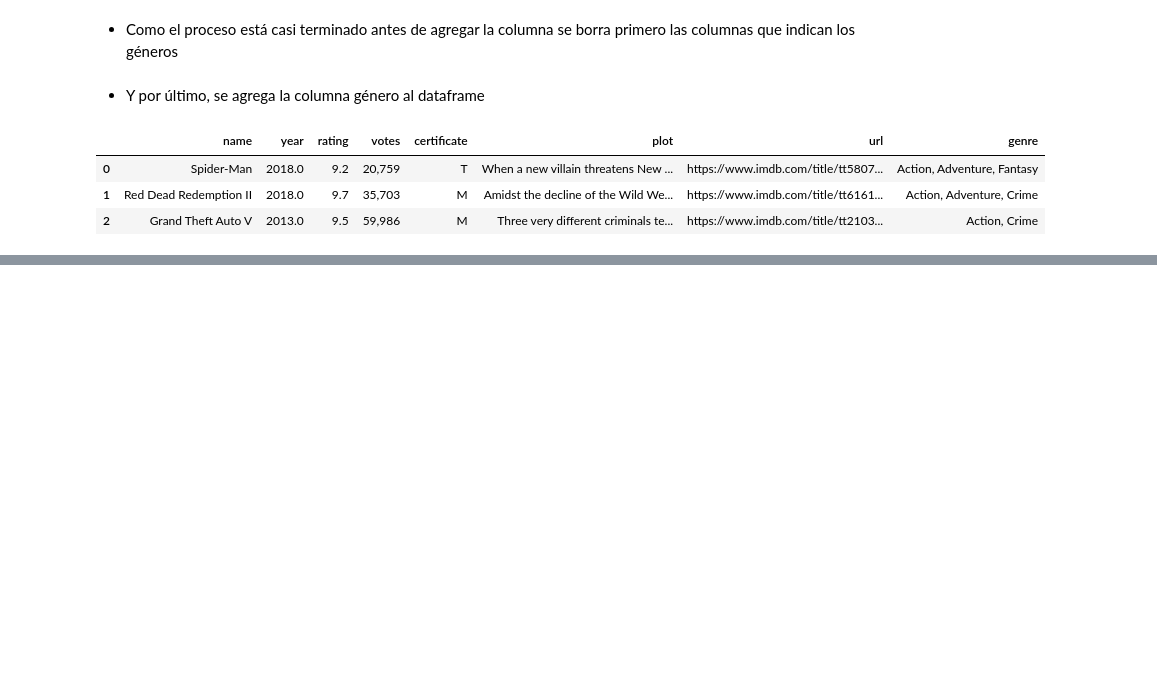
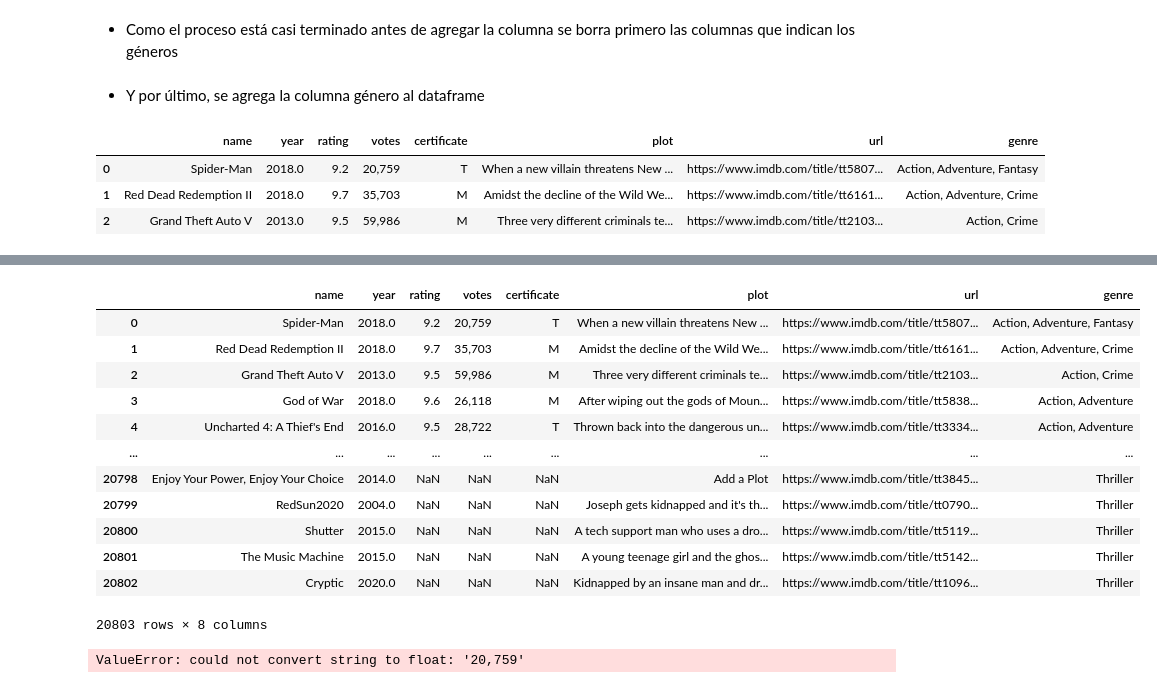
Before and after one commit to dhduartea/Curso_Visualizacion_Datos_Matplotlib_Seaborn, a Jupyter notebook: Limpieza_simple_datos.ipynb, the cells around one changed output, grey strips where cells are left out. Cells and saved outputs as stored; diff of their text form; code cells hidden in the pictures; blank space fills up the shorter version.

```diff
--- a/Introducción_MatplotLib.ipynb
+++ b/Limpieza_simple_datos.ipynb
@@ -160,0 +164,20 @@ df_games.head(3)
+# %%
+df_games
+# %% [output]
+|  | name | year | rating | votes | certificate | plot | url | genre |
+| 0 | Spider-Man | 2018.0 | 9.2 | 20,759 | T | When a new villain threatens New ... | https://www.imdb.com/title/tt5807... | Action, Adventure, Fantasy |
+| 1 | Red Dead Redemption II | 2018.0 | 9.7 | 35,703 | M | Amidst the decline of the Wild We... | https://www.imdb.com/title/tt6161... | Action, Adventure, Crime |
+| 2 | Grand Theft Auto V | 2013.0 | 9.5 | 59,986 | M | Three very different criminals te... | https://www.imdb.com/title/tt2103... | Action, Crime |
+| 3 | God of War | 2018.0 | 9.6 | 26,118 | M | After wiping out the gods of Moun... | https://www.imdb.com/title/tt5838... | Action, Adventure |
+| 4 | Uncharted 4: A Thief's End | 2016.0 | 9.5 | 28,722 | T | Thrown back into the dangerous un... | https://www.imdb.com/title/tt3334... | Action, Adventure |
+| ... | ... | ... | ... | ... | ... | ... | ... | ... |
+| 20798 | Enjoy Your Power, Enjoy Your Choice | 2014.0 | NaN | NaN | NaN | Add a Plot | https://www.imdb.com/title/tt3845... | Thriller |
+| 20799 | RedSun2020 | 2004.0 | NaN | NaN | NaN | Joseph gets kidnapped and it's th... | https://www.imdb.com/title/tt0790... | Thriller |
+| 20800 | Shutter | 2015.0 | NaN | NaN | NaN | A tech support man who uses a dro... | https://www.imdb.com/title/tt5119... | Thriller |
+| 20801 | The Music Machine | 2015.0 | NaN | NaN | NaN | A young teenage girl and the ghos... | https://www.imdb.com/title/tt5142... | Thriller |
+| 20802 | Cryptic | 2020.0 | NaN | NaN | NaN | Kidnapped by an insane man and dr... | https://www.imdb.com/title/tt1096... | Thriller |
+20803 rows × 8 columns
+# %%
+df_games["votes"].astype(float)
+# %% [output]
+ValueError: could not convert string to float: '20,759'
```
Also changed, not shown: parts of 16 cells of this notebook, 1 other file.
